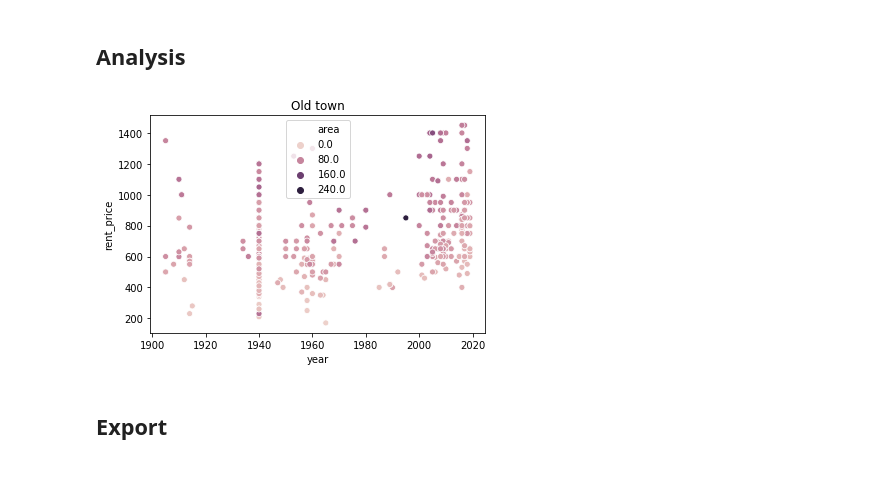
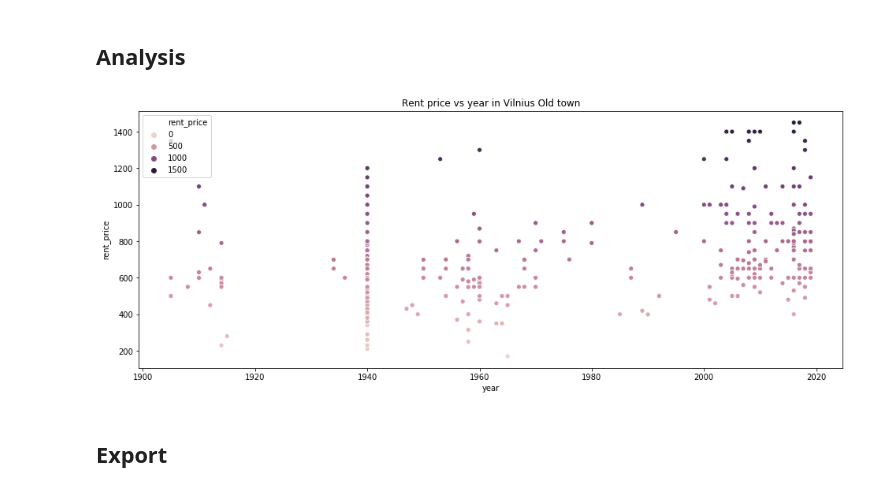
Before and after one commit to titas1111/11b, a Jupyter notebook: jupyter notebook/Cleaning data.ipynb, the cells around one changed output. Saved outputs shown, nothing was run; the diff lists cells and outputs as text; code cells hidden in the pictures.

```diff
--- a/jupyter notebook/Cleaning data.ipynb
+++ b/jupyter notebook/Cleaning data.ipynb
@@ -108,16 +108,16 @@ for i in districts:
 # %%
 df["year"] = pd.to_numeric(df["year"],downcast='integer')
 
 # ax = sns.scatterplot(x="year", y="rent_price", hue="area",
 #                      data= df[df["district"]=="zveryne"]
 #                     )
 
-
-ax = sns.scatterplot(x="year", y="rent_price", hue="area",
+plt.figure(figsize=(16, 6))
+ax = sns.scatterplot(x="year", y="rent_price", hue ="rent_price",
                      data= df[(df["district"]=="senamiestyje")]
-                    ).set_title('Old town')
+                    ).set_title('Rent price vs year in Vilnius Old town')
 # %% [output]
-[figure, old version]
+[figure, new version]
 # %% [markdown]
 ## Export
 # %%
```
Also changed, not shown: 1 other file.
